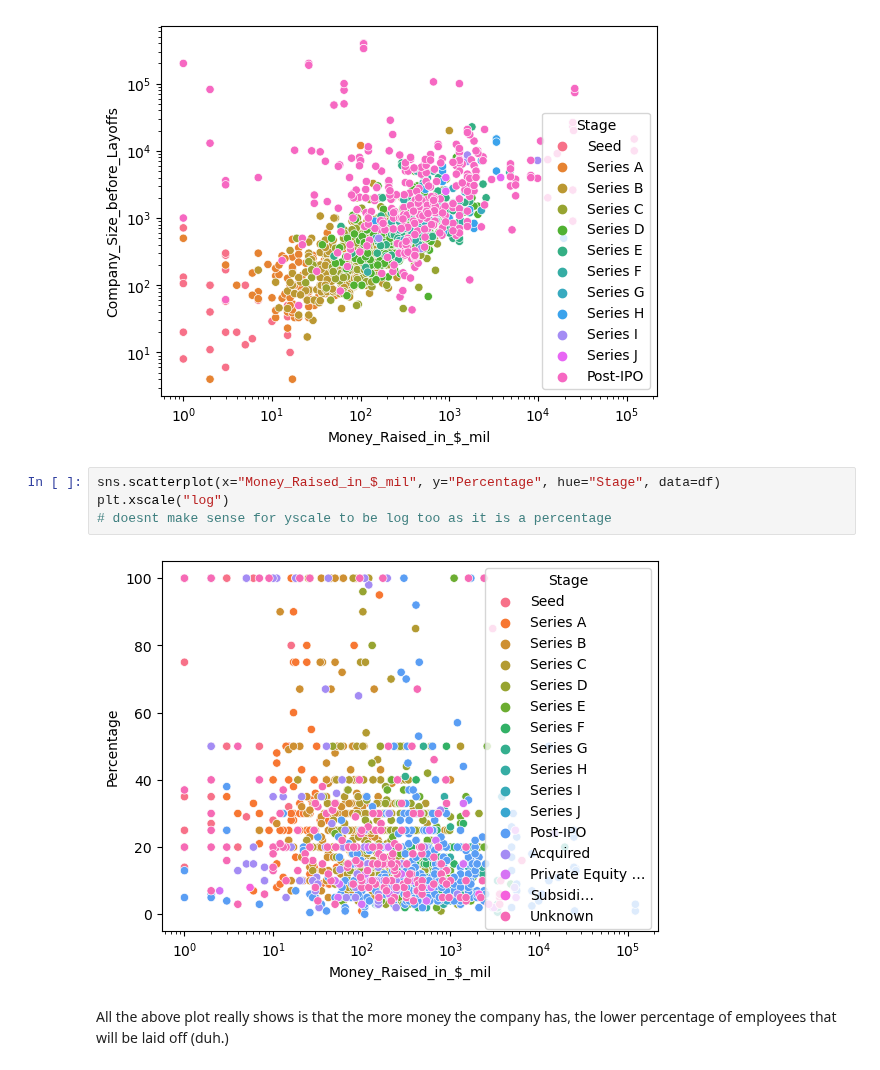
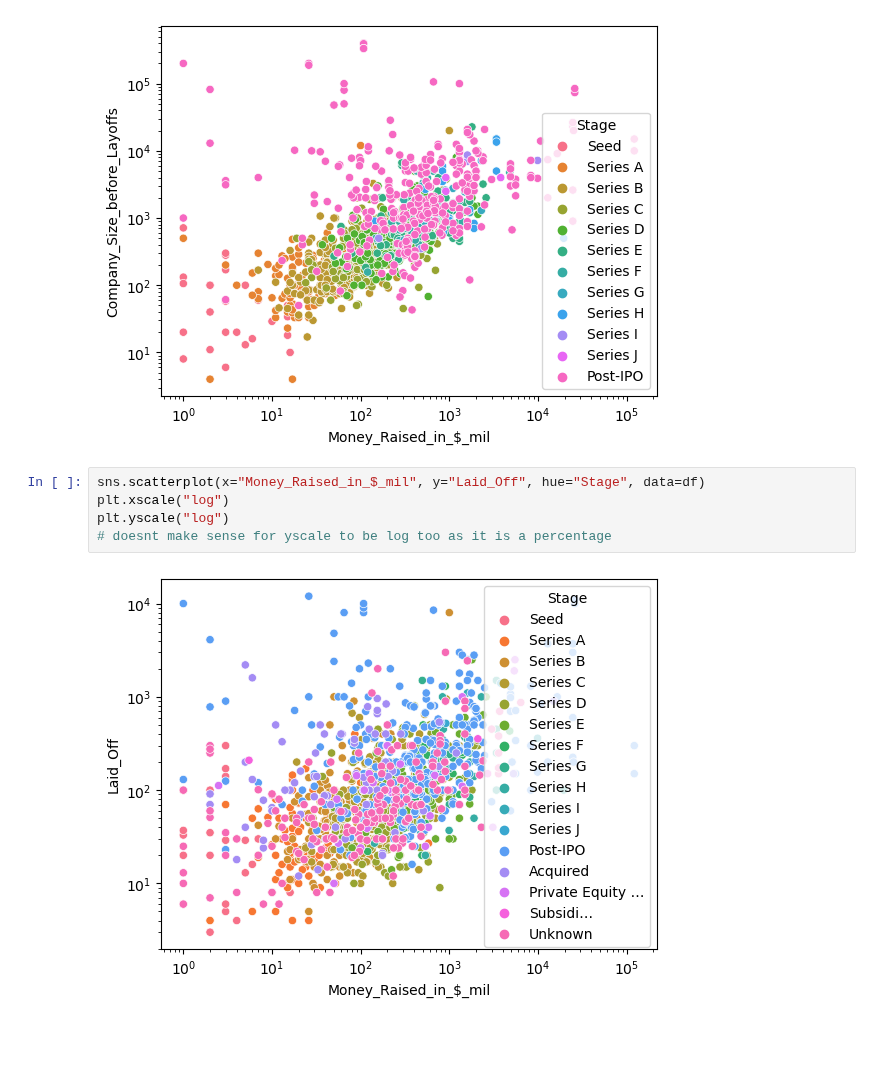
Before and after one commit to COGS108/Group019_WI24, a Jupyter notebook: Matthew.ipynb, the cells around one changed output. Drawn from its saved outputs; the diff is of its cells as text; blank space fills up the shorter version.

```diff
--- a/Matthew.ipynb
+++ b/Matthew.ipynb
@@ -116,10 +116,9 @@ plt.yscale("log")
 # %% [output]
 [figure]
 # %%
-sns.scatterplot(x="Money_Raised_in_$_mil", y="Percentage", hue="Stage", data=df)
+sns.scatterplot(x="Money_Raised_in_$_mil", y="Laid_Off", hue="Stage", data=df)
 plt.xscale("log")
+plt.yscale("log")
 # doesnt make sense for yscale to be log too as it is a percentage
 # %% [output]
-[figure, old version]
+[figure, new version]
-# %% [markdown]
-All the above plot really shows is that the more money the company has, the lower percentage of employees that will be laid off (duh.)
```
Also changed, not shown: parts of 6 cells of this notebook, 1 other file.
